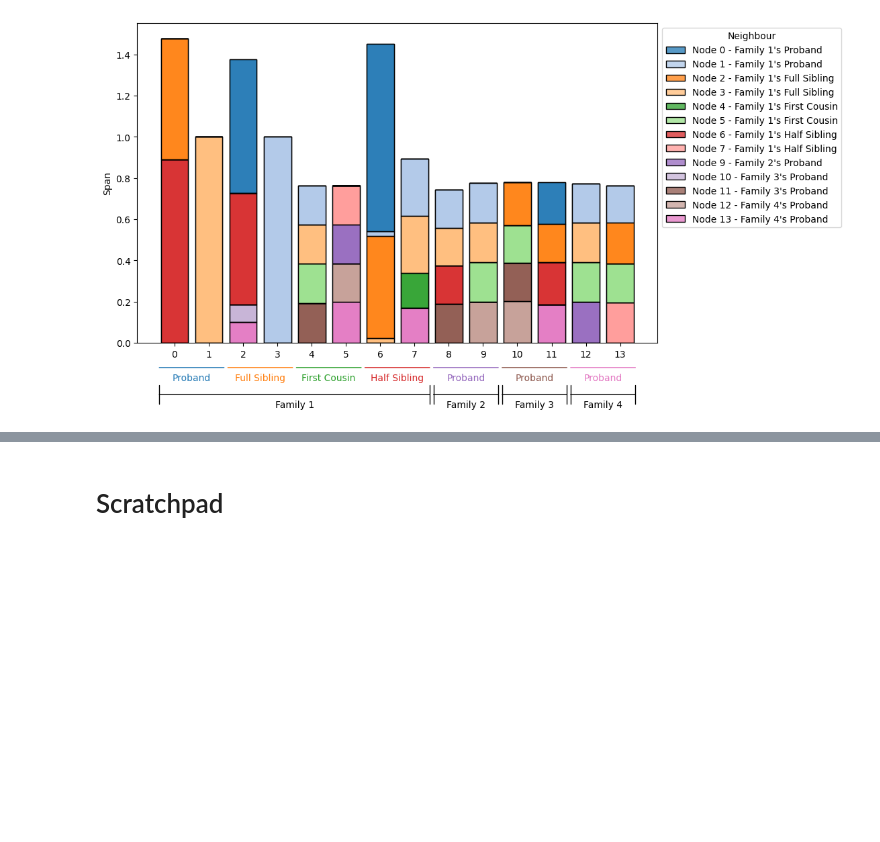
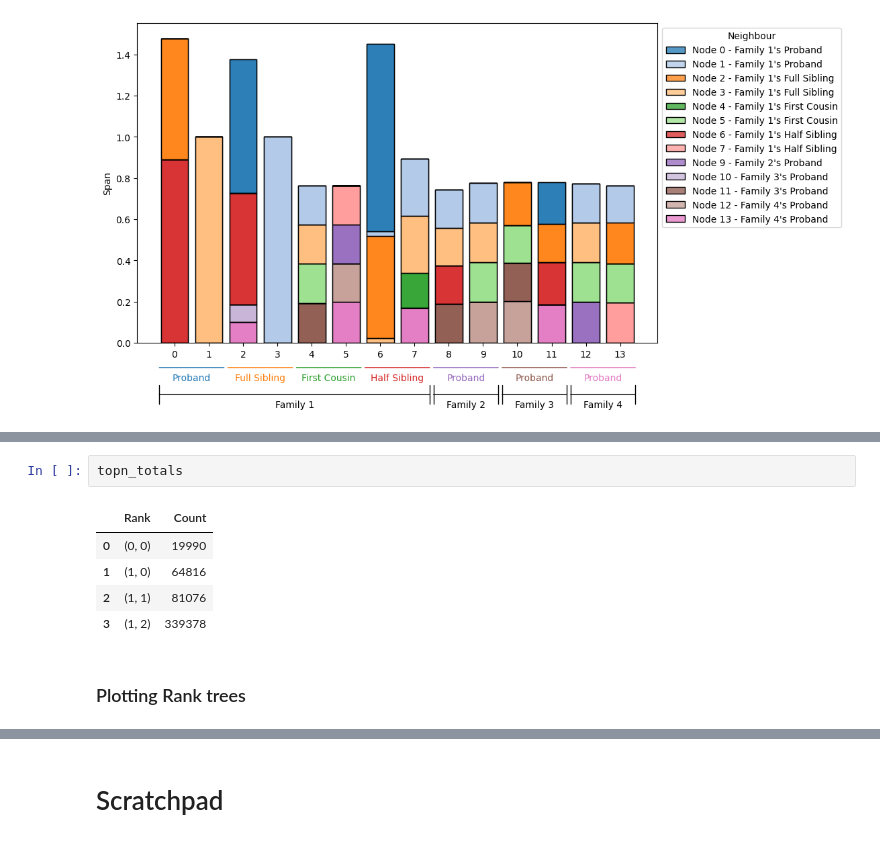
Before and after one commit to duncanMR/pedigrees_project, a Jupyter notebook: pedigree_sim.ipynb, the cells around one changed output, grey strips where cells are left out. Cells and saved outputs as stored; diff of their text form; blank space fills up the shorter version.

```diff
--- a/pedigree_sim.ipynb
+++ b/pedigree_sim.ipynb
@@ -425,0 +525,10 @@ plot_span_ts(ts_small, n_per_sample=4, fig_width=15)
+# %%
+topn_totals
+# %% [output]
+|  | Rank | Count |
+| 0 | (0, 0) | 19990 |
+| 1 | (1, 0) | 64816 |
+| 2 | (1, 1) | 81076 |
+| 3 | (1, 2) | 339378 |
+# %% [markdown]
+### Plotting Rank trees
```
Also changed, not shown: parts of 9 cells of this notebook, 1 other file.
